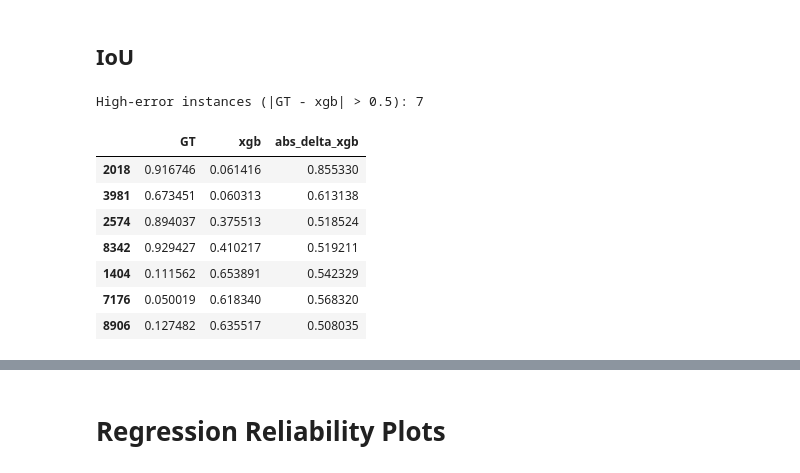
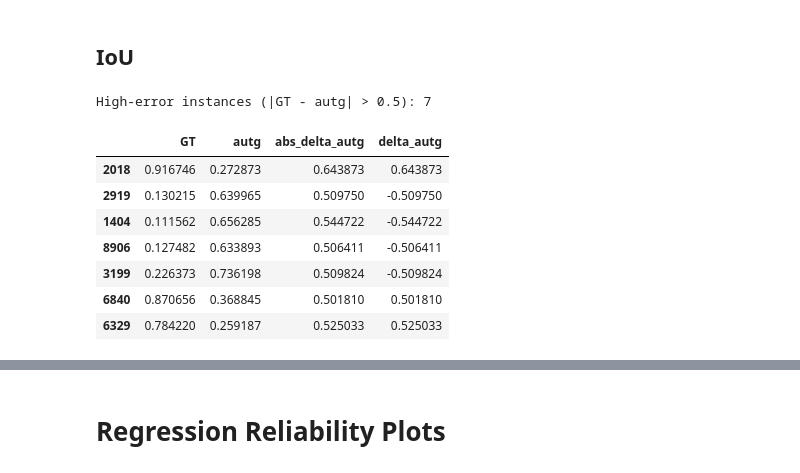
Before and after one commit to femartip/frame-validity-od, a Jupyter notebook: notebooks/assess_pred_analysis.ipynb, the cells around one changed output, grey strips where cells are left out. Cells and saved outputs as stored; diff of their text form; code cells hidden in the pictures.

```diff
--- a/notebooks/assess_pred_analysis.ipynb
+++ b/notebooks/assess_pred_analysis.ipynb
@@ -139,25 +143,27 @@ display(lrp_metrics)
 # %% [markdown]
 # Error analysis
 # %%
-THRESHOLD = 0.4   # Delta between predicte and expected value
-TARGET_MODEL = "xgb"
+THRESHOLD = 0.5   # Delta between predicte and expected value
+TARGET_MODEL = "autg"
 # %% [markdown]
 ## IoU
 # %%
 
 error_df = iou_assessor_results.copy()
 error_df[f"abs_delta_{TARGET_MODEL}"] = (error_df["GT"] - error_df[TARGET_MODEL]).abs()
+error_df[f"delta_{TARGET_MODEL}"] = (error_df["GT"] - error_df[TARGET_MODEL])
 high_error = error_df[error_df[f"abs_delta_{TARGET_MODEL}"] > THRESHOLD]
+
 print(f"High-error instances (|GT - {TARGET_MODEL}| > {THRESHOLD}): {len(high_error)}")
-display(high_error[["GT", TARGET_MODEL, f"abs_delta_{TARGET_MODEL}"]].head(10))
+display(high_error[["GT", TARGET_MODEL, f"abs_delta_{TARGET_MODEL}", f"delta_{TARGET_MODEL}"]].head(10))
 # %% [output]
-High-error instances (|GT - xgb| > 0.5): 7
+High-error instances (|GT - autg| > 0.5): 7
-|  | GT | xgb | abs_delta_xgb |
-| 2018 | 0.916746 | 0.061416 | 0.855330 |
-| 3981 | 0.673451 | 0.060313 | 0.613138 |
-| 2574 | 0.894037 | 0.375513 | 0.518524 |
-| 8342 | 0.929427 | 0.410217 | 0.519211 |
-| 1404 | 0.111562 | 0.653891 | 0.542329 |
-| 7176 | 0.050019 | 0.618340 | 0.568320 |
-| 8906 | 0.127482 | 0.635517 | 0.508035 |
+|  | GT | autg | abs_delta_autg | delta_autg |
+| 2018 | 0.916746 | 0.272873 | 0.643873 | 0.643873 |
+| 2919 | 0.130215 | 0.639965 | 0.509750 | -0.509750 |
+| 1404 | 0.111562 | 0.656285 | 0.544722 | -0.544722 |
+| 8906 | 0.127482 | 0.633893 | 0.506411 | -0.506411 |
+| 3199 | 0.226373 | 0.736198 | 0.509824 | -0.509824 |
+| 6840 | 0.870656 | 0.368845 | 0.501810 | 0.501810 |
+| 6329 | 0.784220 | 0.259187 | 0.525033 | 0.525033 |
 # %%
```
Also changed, not shown: parts of 17 cells of this notebook, 7 other files.
